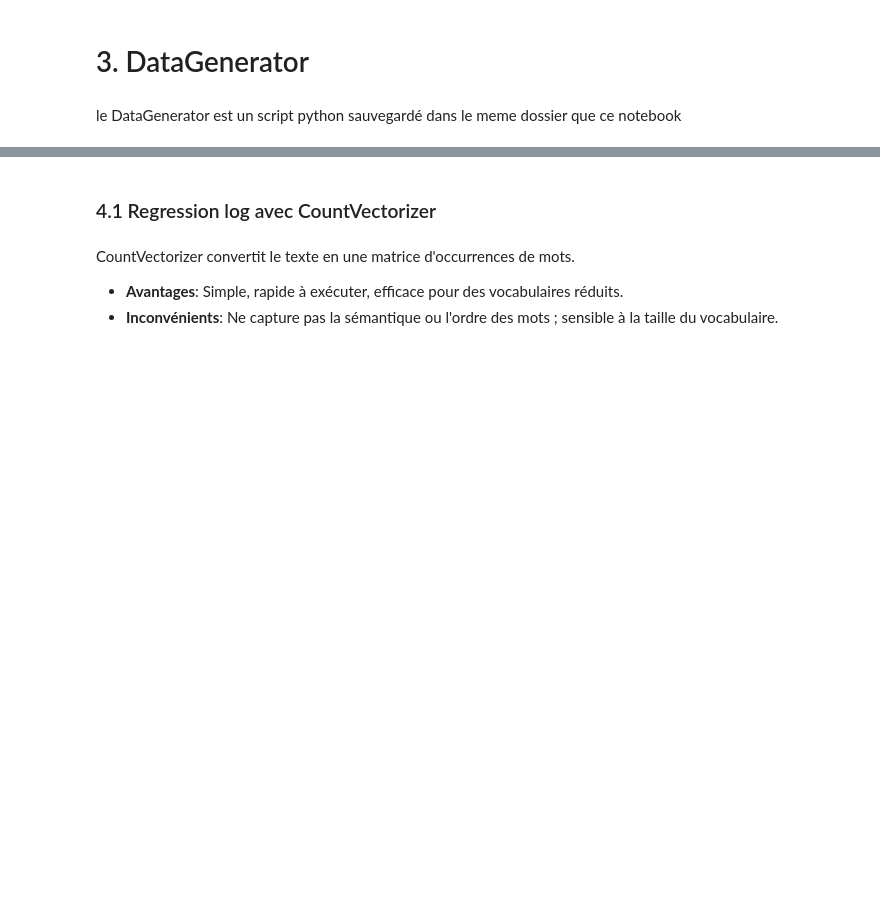
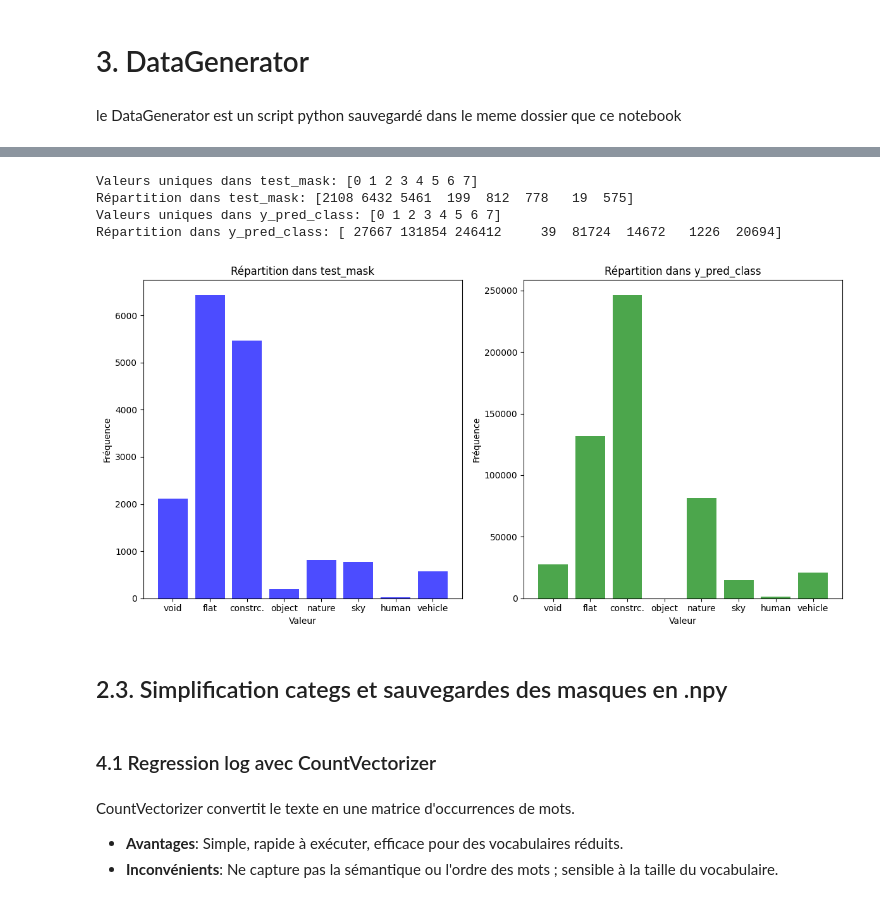
Before and after one commit to flo-tho/Projet8, a Jupyter notebook: notebook_test_modeles.ipynb, the cells around one changed output, grey strips where cells are left out. Cells and saved outputs as stored; diff of their text form; code cells hidden in the pictures; blank space fills up the shorter version.

```diff
--- a/notebook_test_modeles.ipynb
+++ b/notebook_test_modeles.ipynb
@@ -633,3 +1201,48 @@ a
+# %%
+# Valeurs uniques et leurs fréquences dans test_mask
+test_mask_values, test_mask_counts = np.unique(test_mask, return_counts=True)
+# Valeurs uniques et leurs fréquences dans y_pred_class
+y_pred_class_values, y_pred_class_counts = np.unique(y_pred_class, return_counts=True)
+
+
+categs = ['void','flat','constrc.','object','nature','sky','human','vehicle']
+
+# Affichage des valeurs uniques et de leurs fréquences
+print("Valeurs uniques dans test_mask:", test_mask_values)
+print("Valeurs uniques dans y_pred_class:", y_pred_class_values)
+
+print("Répartition dans test_mask:", test_mask_counts)
+print("Répartition dans y_pred_class:", y_pred_class_counts)
+
+
+
+# Création du graphique pour la répartition
+plt.figure(figsize=(12, 6))
+
+# Subplot pour test_mask
+plt.subplot(1, 2, 1)
+plt.bar(categs, test_mask_counts, color='blue', alpha=0.7)
+plt.title('Répartition dans test_mask')
+plt.xlabel('Categ')
+plt.ylabel('Fréquence')
+
+# Subplot pour y_pred_class
+plt.subplot(1, 2, 2)
+plt.bar(categs, y_pred_class_counts, color='green', alpha=0.7)
+plt.title('Répartition dans y_pred_class')
+plt.xlabel('Categ')
+plt.ylabel('Fréquence')
+
+plt.tight_layout()
+plt.show()
+# %% [output]
+Valeurs uniques dans test_mask: [0 1 2 3 4 5 6 7]
+Répartition dans test_mask: [2108 6432 5461  199  812  778   19  575]
+Valeurs uniques dans y_pred_class: [0 1 2 3 4 5 6 7]
+Répartition dans y_pred_class: [ 27667 131854 246412     39  81724  14672   1226  20694]
+[figure, added]
+# %% [markdown]
+## 2.3. Simplification categs et sauvegardes des masques en .npy
 # %% [markdown]
 ### 4.1 Regression log avec CountVectorizer
 # %% [markdown]
```
Also changed, not shown: parts of 52 cells of this notebook, 1 other file.
